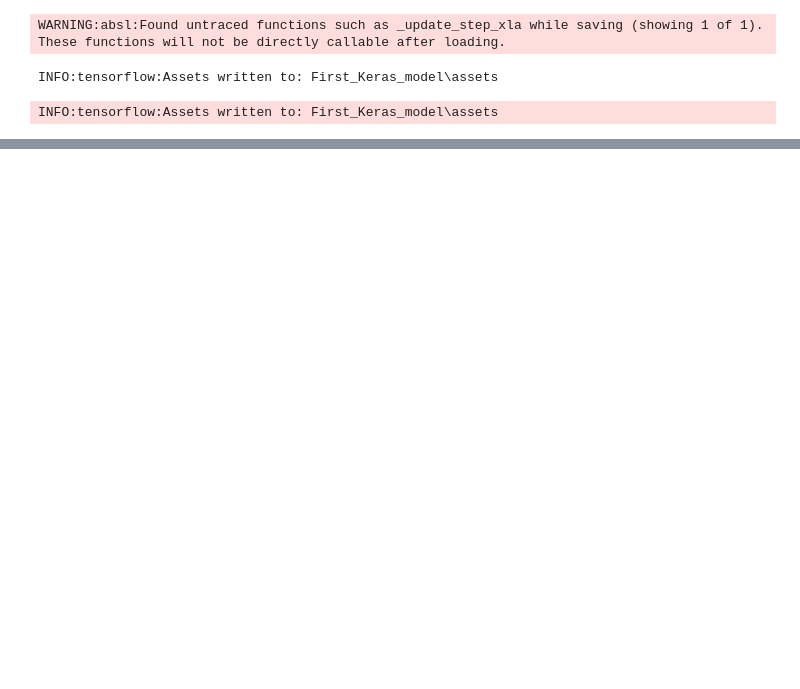
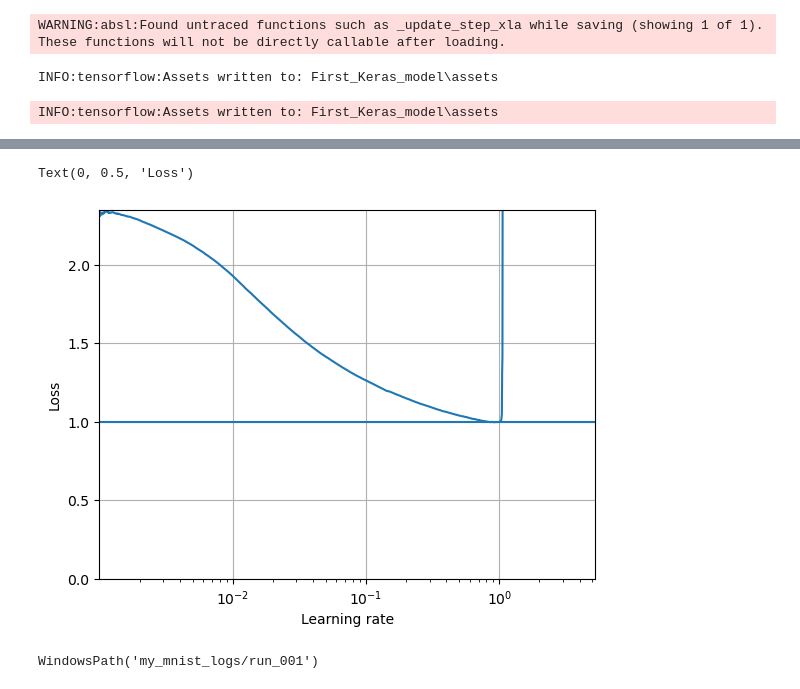
Before and after one commit to tcarr032/ANN-Intro, a Jupyter notebook: Artificial Neural Networks intro.ipynb, the cells around one changed output, grey strips where cells are left out. Cells and saved outputs as stored; diff of their text form; code cells hidden in the pictures; blank space fills up the shorter version.

```diff
--- a/Artificial Neural Networks intro.ipynb
+++ b/Artificial Neural Networks intro.ipynb
@@ -790,0 +808,12 @@ INFO:tensorflow:Oracle triggered exit
+# %%
+K = tf.keras.backend
+
+class ExponentailLearningRate(tf.keras.callbacks.Callback):
+    def __init__(self, factor):
+        self.factor = factor
+        self.rates = []
+        self.losses = []
+    def on_batch_end(self, batch, logs):
+        self.rates.append(K.get_value(self.model.optimizer.learning_rate))
+        self.losses.append(logs["loss"])
+        K.set_value(self.model.optimizer.learning_rate, self.model.optimizer.learning_rate * self.factor)
@@ -790,0 +826,4 @@ INFO:tensorflow:Oracle triggered exit
+# %%
+optimizer = tf.keras.optimizers.SGD(learning_rate=1e-3)
+model.compile(loss="sparse_categorical_crossentropy", optimizer=optimizer, metrics=["accuracy"])
+expon_lr = ExponentailLearningRate(factor=1.005)
@@ -790,0 +834,11 @@ INFO:tensorflow:Oracle triggered exit
+# %%
+plt.plot(expon_lr.rates, expon_lr.losses)
+plt.gca().set_xscale('log')
+plt.hlines(min(expon_lr.losses), min(expon_lr.rates), max(expon_lr.rates))
+plt.axis([min(expon_lr.rates), max(expon_lr.rates), 0, expon_lr.losses[0]])
+plt.grid()
+plt.xlabel("Learning rate")
+plt.ylabel("Loss")
+# %% [output]
+Text(0, 0.5, 'Loss')
+[figure, added]
@@ -790,0 +860,6 @@ INFO:tensorflow:Oracle triggered exit
+# %%
+run_index = 1 # increment this at every run
+run_logdir = Path() / "my_mnist_logs" / "run_{:03d}".format(run_index)
+run_logdir
+# %% [output]
+WindowsPath('my_mnist_logs/run_001')
```
Also changed, not shown: parts of 41 cells of this notebook.
